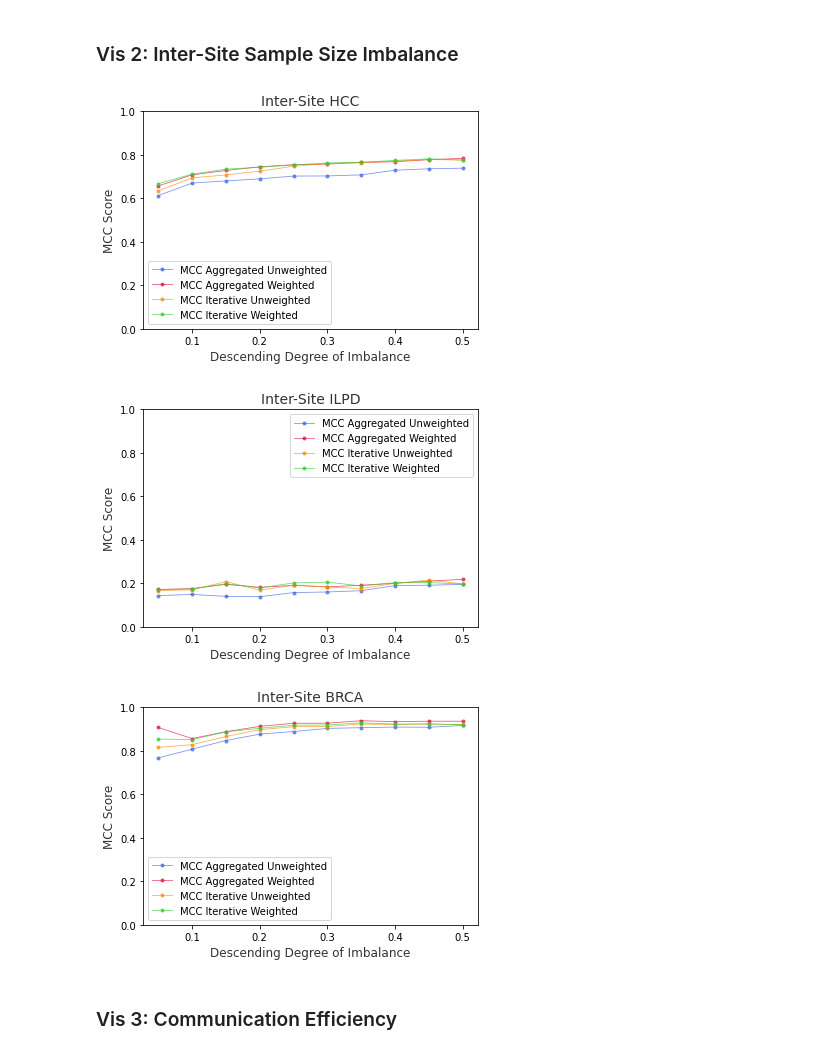
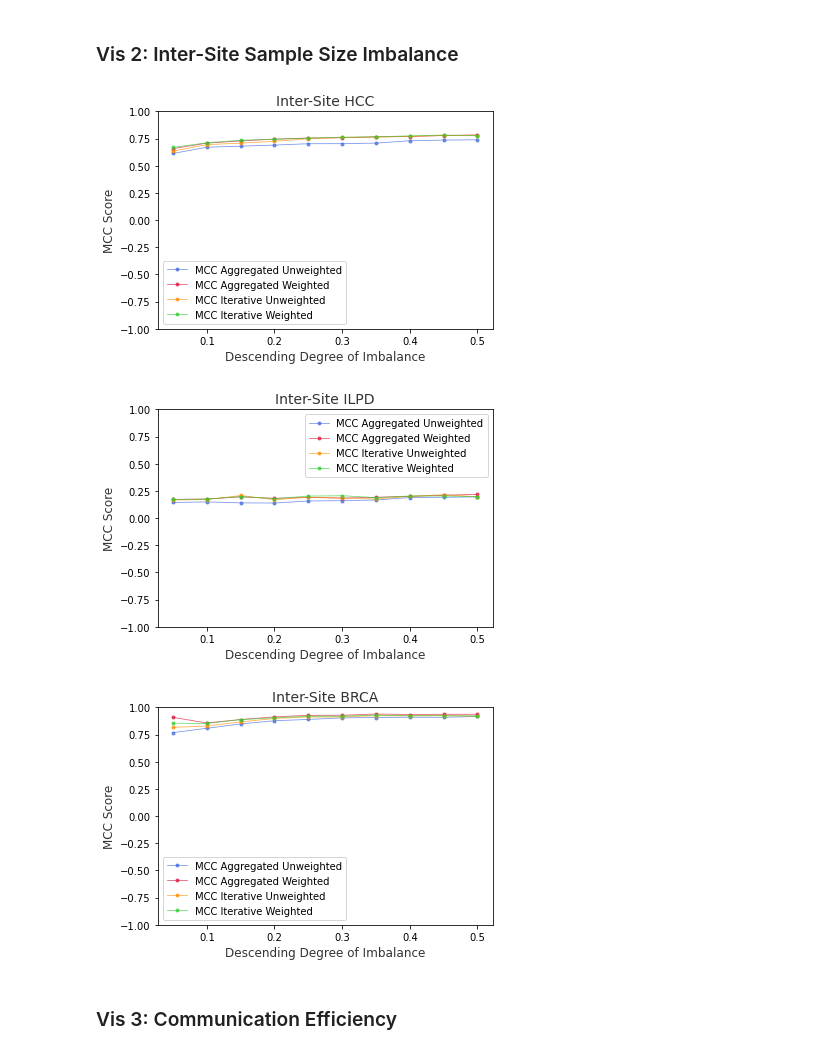
Before and after one commit to GregChen3072/MasterArbeit, a Jupyter notebook: src/visualization_mcc.ipynb, the cells around one changed output. Cells and saved outputs as stored; diff of their text form; code cells hidden in the pictures.

```diff
--- a/src/visualization_mcc.ipynb
+++ b/src/visualization_mcc.ipynb
@@ -250,7 +250,7 @@ plt.plot('imb', 'mcc_23w', data = df_2_x_x, linewidth=0.8, alpha=0.7, label='MCC
 plt.title(f"Inter-Site {path_HCC}", alpha=0.8, fontsize=14)
 plt.xlabel("Descending Degree of Imbalance", alpha=0.8, fontsize=12)
 plt.ylabel("MCC Score", alpha=0.8, fontsize=12)
-plt.ylim([0, 1])
+plt.ylim([-1, 1])
 
 # plt.legend(loc = 'center left', bbox_to_anchor = (1, 0.5))
 plt.legend()
@@ -260,7 +260,7 @@ fig.savefig(path_vis_local + "vis_inter_site_imbalance_HCC.png")
 fig.savefig(path_vis_iCloud + "vis_inter_site_imbalance_HCC.png")
 plt.show()
 # %% [output]
-[figure, old version]
+[figure, new version]
 # %%
 path_ILPD = 'ILPD' # Prepare data for inter-site sample size imbalance experiments
 
@@ -296,7 +296,7 @@ plt.plot('imb', 'mcc_23w', data = df_2_x_x, linewidth=0.8, alpha=0.7, label='MCC
 plt.title(f"Inter-Site {path_ILPD}", alpha=0.8, fontsize=14)
 plt.xlabel("Descending Degree of Imbalance", alpha=0.8, fontsize=12)
 plt.ylabel("MCC Score", alpha=0.8, fontsize=12)
-plt.ylim([0, 1])
+plt.ylim([-1, 1])
 
 # plt.legend(loc = 'center left', bbox_to_anchor = (1, 0.5))
 plt.legend()
@@ -307,7 +307,7 @@ fig.savefig(path_vis_iCloud + "vis_inter_site_imbalance_ILPD.png")
 
 plt.show()
 # %% [output]
-[figure, old version]
+[figure, new version]
 # %%
 path_BRCA = 'BRCA' # Prepare data for inter-site sample size imbalance experiments
 
@@ -326,35 +326,35 @@ df_2_2_w = df_2_2_w.rename(columns={"F-1 Score": "f_1_22w", "MCC Score": "mcc_22
 df_2_3_u = df_2_3_u.rename(columns={"F-1 Score": "f_1_23u", "MCC Score": "mcc_23u", "AUC Score": "auc_23u", "ACC Score": "acc_23u", "Degree Imbalance": "imb"}).drop(columns=['s'])
 df_2_3_w = df_2_3_w.rename(columns={"F-1 Score": "f_1_23w", "MCC Score": "mcc_23w", "AUC Score": "auc_23w", "ACC Score": "acc_23w", "Degree Imbalance": "imb"}).drop(columns=['s'])
 
 df_2_x_x = df_2_2_u.join(df_2_2_w.set_index('imb'), on='imb').join(df_2_3_u.set_index('imb'), on='imb').join(df_2_3_w.set_index('imb'), on='imb')
 #pd.merge(df_2_2_u, df_2_2_w, on="Degree Imbalance", how='inner')
 
 # And plot it
 fig, ax = plt.subplots(1, 1, sharey=True) # , figsize=(6,5)
 # Plot mean estimate as a line
 # plt.plot('n_', 'MCC Score_mean', data = plot_1_2, linewidth=1, alpha=1, color="crimson", marker='o')
 plt.plot('imb', 'mcc_22u', data = df_2_x_x, linewidth=0.8, alpha=0.7, label='MCC Aggregated Unweighted', color="royalblue", linestyle='-', marker='.')
 plt.plot('imb', 'mcc_22w', data = df_2_x_x, linewidth=0.8, alpha=0.7, label='MCC Aggregated Weighted', color="crimson", linestyle='-', marker='.')
 plt.plot('imb', 'mcc_23u', data = df_2_x_x, linewidth=0.8, alpha=0.7, label='MCC Iterative Unweighted', color="darkorange", linestyle='-', marker='.')
 plt.plot('imb', 'mcc_23w', data = df_2_x_x, linewidth=0.8, alpha=0.7, label='MCC Iterative Weighted', color="limegreen", linestyle='-', marker='.')
 
 # plt.axhline(y=0.883067, color='grey', linestyle='--')
 
 plt.title(f"Inter-Site {path_BRCA}", alpha=0.8, fontsize=14)
 plt.xlabel("Descending Degree of Imbalance", alpha=0.8, fontsize=12)
 plt.ylabel("MCC Score", alpha=0.8, fontsize=12)
-plt.ylim([0, 1])
+plt.ylim([-1, 1])
 
 # plt.legend(loc = 'center left', bbox_to_anchor = (1, 0.5))
 plt.legend()
 
 # Save the figure to file
 fig.savefig(path_vis_local + "vis_inter_site_imbalance_BRCA.png")
 fig.savefig(path_vis_iCloud + "vis_inter_site_imbalance_BRCA.png")
 
 plt.show()
 # %% [output]
-[figure, old version]
+[figure, new version]
 # %% [markdown]
 ### Vis 3: Communication Efficiency
 # %% [markdown]
```
Also changed, not shown: parts of 3 cells of this notebook, 3 other files.
